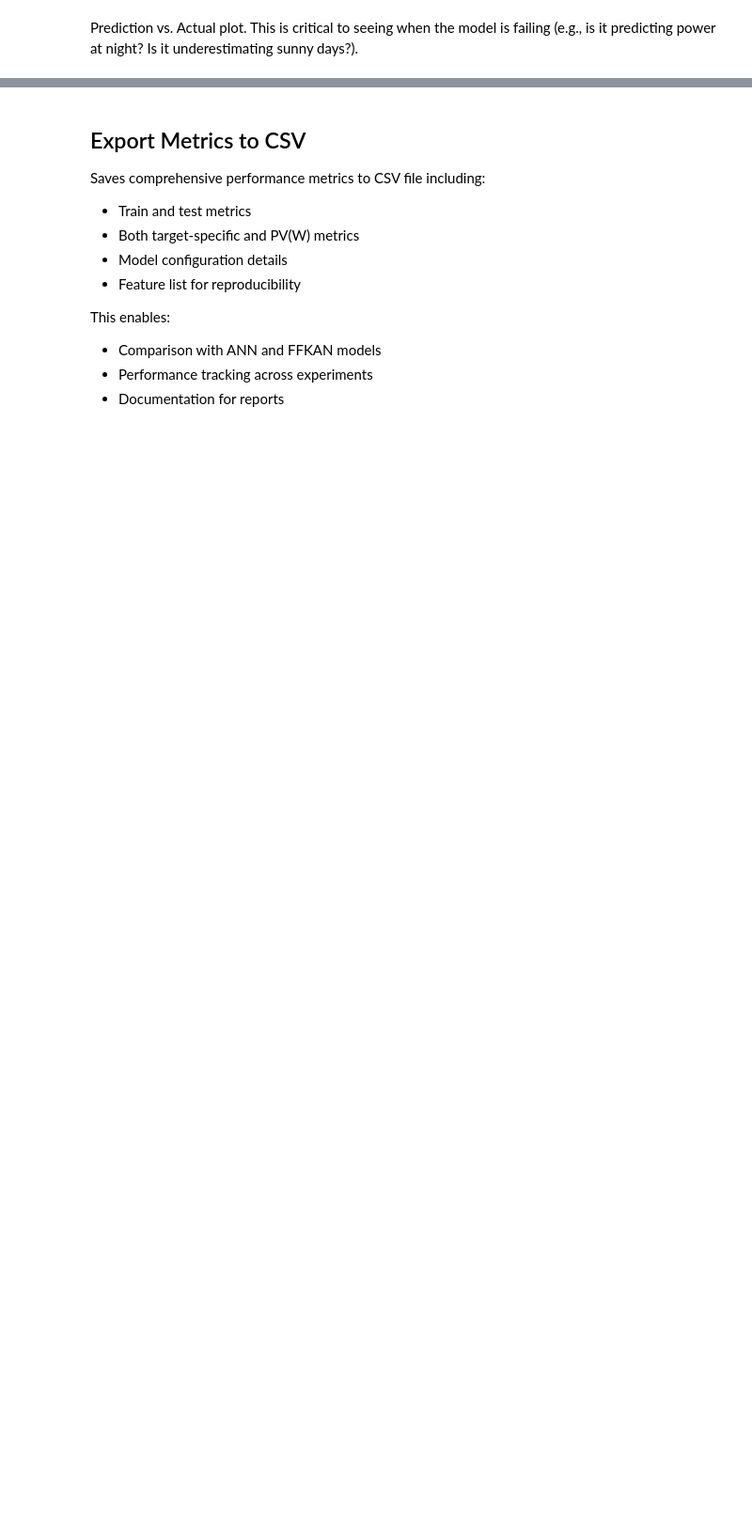
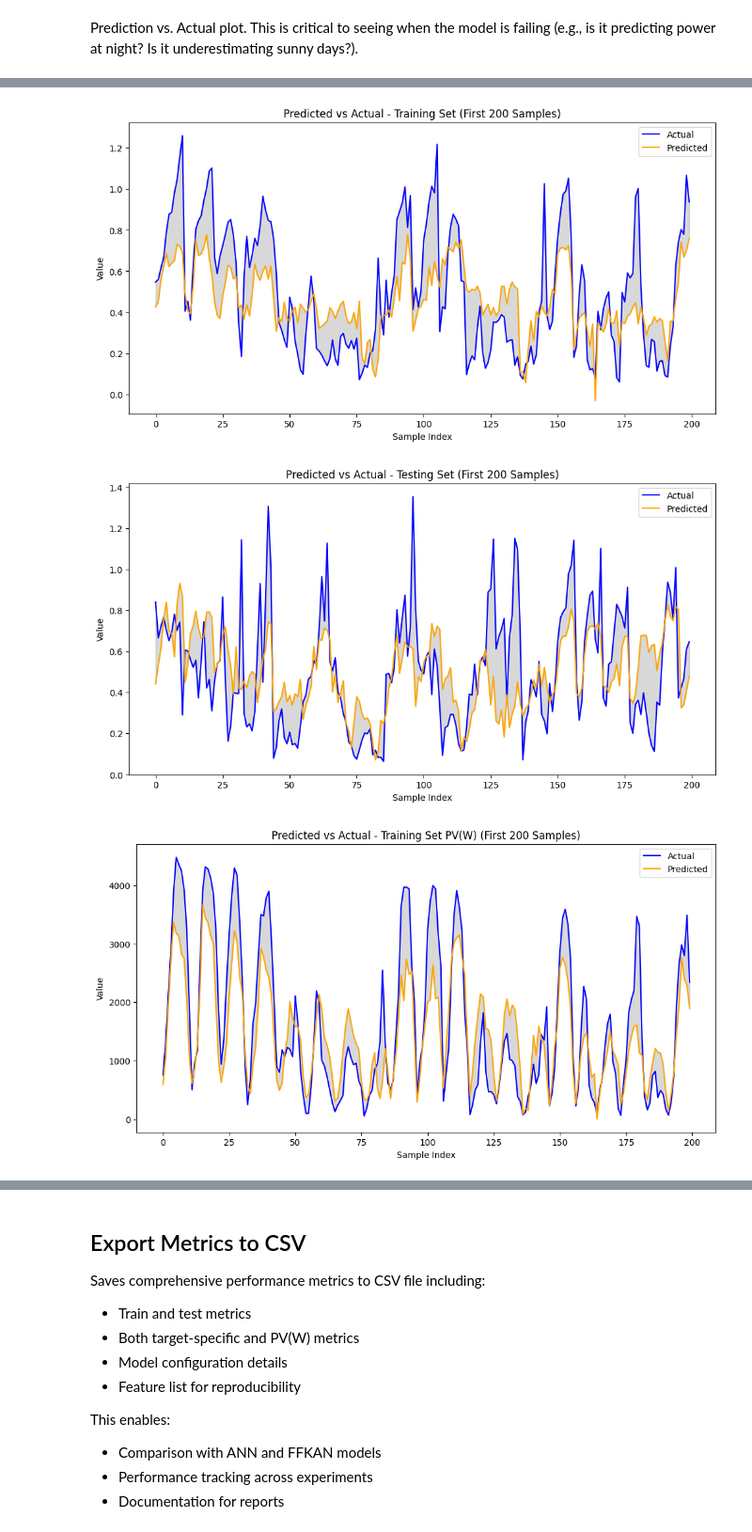
Before and after one commit to clydewatts1/PFDA-programming-for-data-analytics, a Jupyter notebook: big_project/big_project_KAN.ipynb, the cells around one changed output, grey strips where cells are left out. Shown at 94% size. Cells and saved outputs as stored; diff of their text form; code cells hidden in the pictures; blank space fills up the shorter version.

```diff
--- a/big_project/big_project_KAN.ipynb
+++ b/big_project/big_project_KAN.ipynb
@@ -649,0 +712,21 @@ for feature in feature_cols:
+# %%
+# plot the first 200 predicted vs actual values for test set , and traning set
+# and for PVW also use sns lineplot , no markes , shade the area between predicted and actual
+def plot_predicted_vs_actual(y_true, y_pred, title):
+    plt.figure(figsize=(12, 6))
+    sns.lineplot(x=np.arange(len(y_true[:200])), y=y_true[:200].flatten(), label='Actual', color='blue')
+    sns.lineplot(x=np.arange(len(y_pred[:200])), y=y_pred[:200].flatten(), label='Predicted', color='orange')
+    plt.fill_between(np.arange(len(y_true[:200])), y_true[:200].flatten(), y_pred[:200].flatten(), color='gray', alpha=0.3)
+    plt.title(f"Predicted vs Actual - {title} (First 200 Samples)")
+    plt.xlabel("Sample Index")
+    plt.ylabel("Value")
+    plt.legend()
+    plt.show()
+plot_predicted_vs_actual(y_train, y_pred_train, "Training Set")
+plot_predicted_vs_actual(y_test, y_pred_test, "Testing Set")
+plot_predicted_vs_actual(y_train_pvw, y_pred_train_pvw, "Training Set PV(W)")
+plot_predicted_vs_actual(y_test_pvw, y_pred_test_pvw, "Testing Set PV(W)")
+# %% [output]
+[figure, added]
+[figure, added]
+[figure, added]
```
Also changed, not shown: parts of 12 cells of this notebook, 32 other files.
